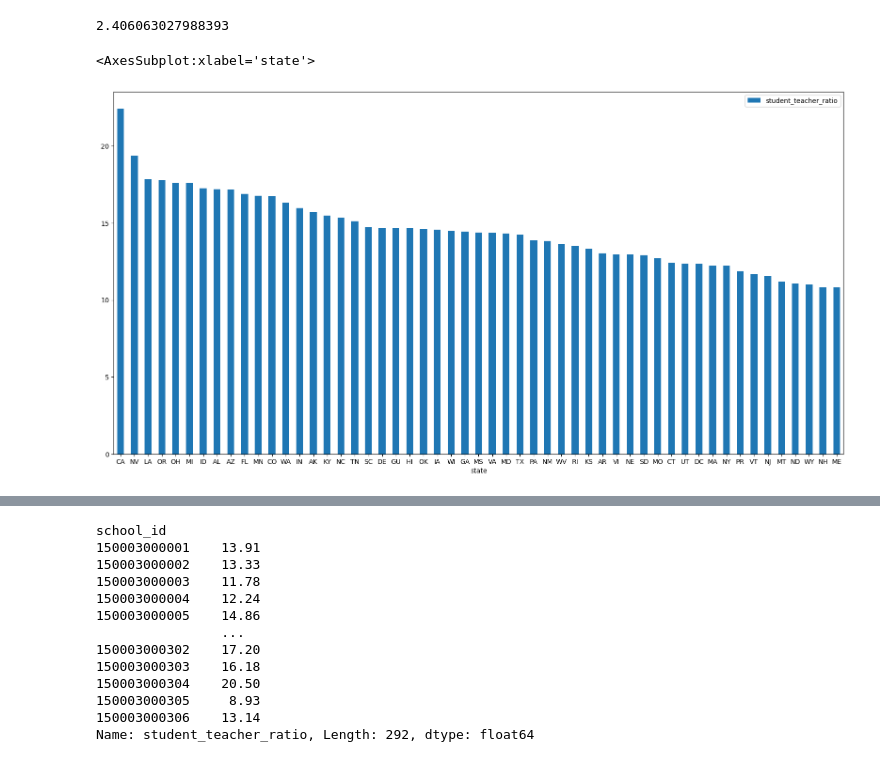
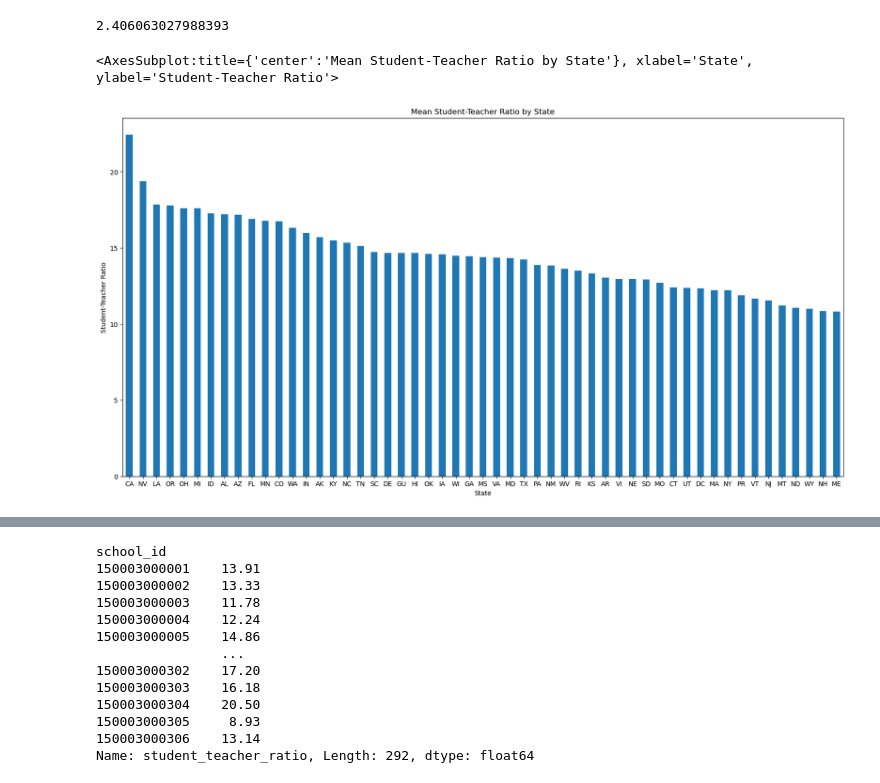
Before and after one commit to redtea3930/US_School_Analysis, a Jupyter notebook: public_school_analysis.ipynb, the cells around one changed output, grey strips where cells are left out. Saved outputs shown, nothing was run; the diff lists cells and outputs as text; code cells hidden in the pictures.

```diff
--- a/public_school_analysis.ipynb
+++ b/public_school_analysis.ipynb
@@ -172,7 +181,7 @@ long                        0
 dtype: int64
 # %%
 # Drop remaining nulls wher it would make sense
-regular_schools = regular_schools.dropna(axis = 0, how = 'any')
+regular_schools = regular_schools.dropna()
 # %%
 # Verify changes to nulls and no nulls should remain
 regular_schools.isnull().sum()
@@ -402,10 +402,12 @@ state_grouped['student_teacher_ratio'].std()
 # %%
 # Plot the states ratios in descending order
 str_plot = state_grouped.sort_values(['student_teacher_ratio'], ascending = False)
-str_plot.plot(kind='bar', y='student_teacher_ratio', rot=0, figsize=[20,10])
+str_plot.plot(kind='bar', y='student_teacher_ratio', rot=0, figsize=[20,10],
+             xlabel = 'State', ylabel='Student-Teacher Ratio',
+              title='Mean Student-Teacher Ratio by State', legend =False)
 # %% [output]
-<AxesSubplot:xlabel='state'>
+<AxesSubplot:title={'center':'Mean Student-Teacher Ratio by State'}, xlabel='State', ylabel='Student-Teacher Ratio'>
-[figure, old version]
+[figure, new version]
 # %%
 # Plot a boxplot of the Student/Teacher Ratios
 state_grouped['student_teacher_ratio'].plot(kind = 'box')
```
Also changed, not shown: parts of 18 cells of this notebook.
